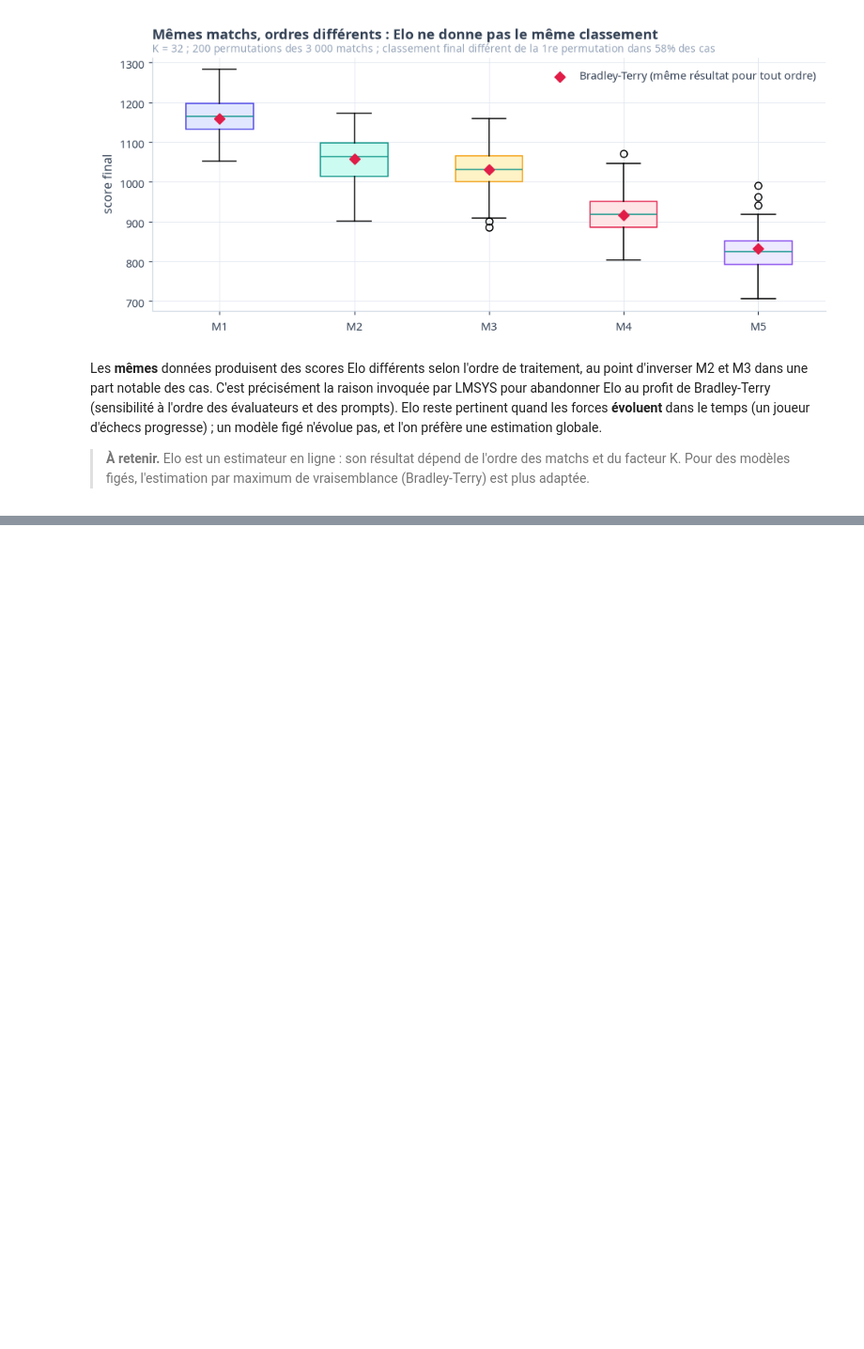
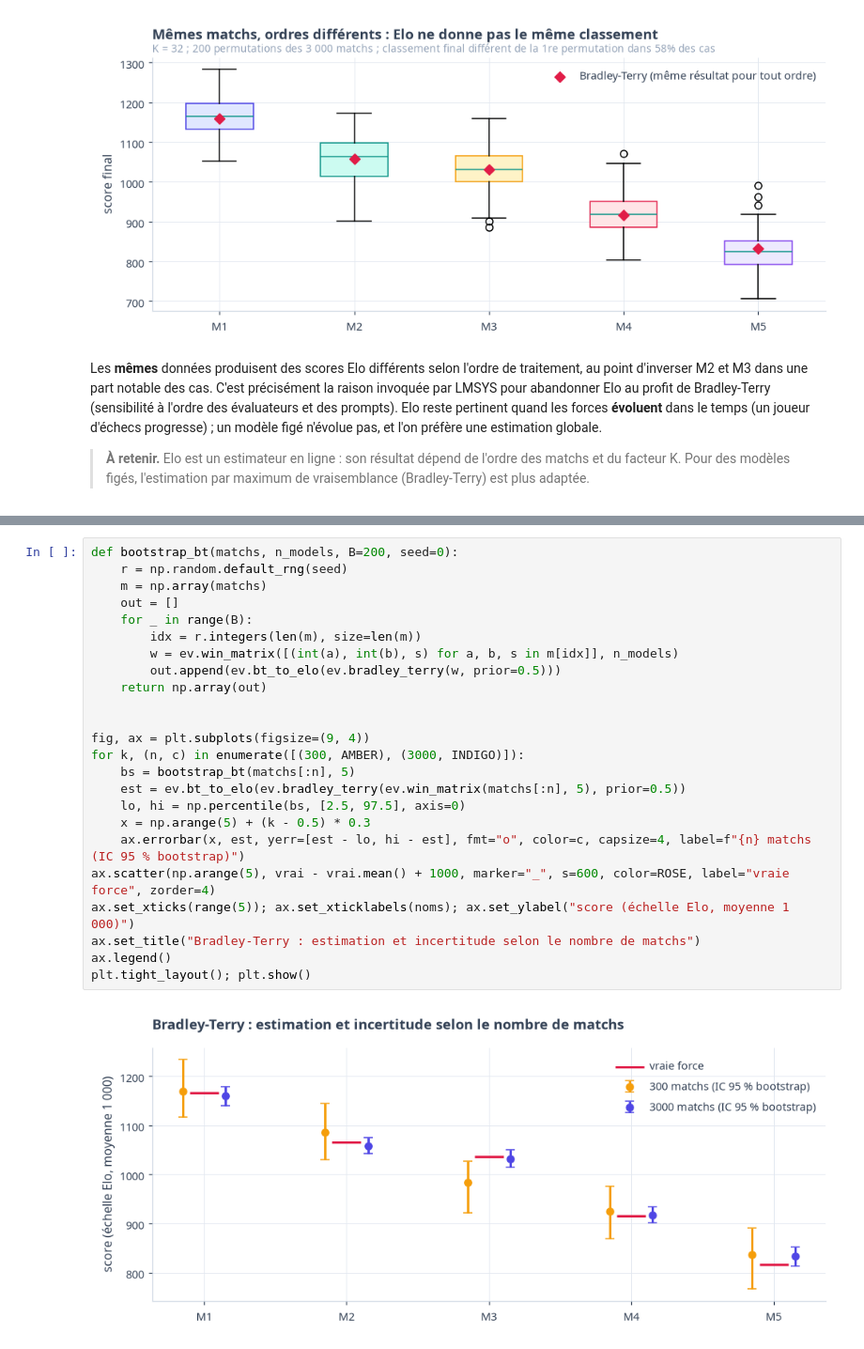
Before and after one commit to gwils28/AI_Engineering__ByTheBook, a Jupyter notebook: notebooks/ch03_methodologie_evaluation/ch03_cours_4_evaluation_comparative.ipynb, the cells around one changed output, grey strips where cells are left out. Shown at 94% size. Saved outputs shown, nothing was run; the diff lists cells and outputs as text; blank space fills up the shorter version.

Commit message:
Cours ch03 : Bradley-Terry par maximum de vraisemblance ; La table 3-6 du livre : classement et intransitivité (+4)

```diff
--- a/notebooks/ch03_methodologie_evaluation/ch03_cours_4_evaluation_comparative.ipynb
+++ b/notebooks/ch03_methodologie_evaluation/ch03_cours_4_evaluation_comparative.ipynb
@@ -180,0 +199,26 @@ une estimation globale.
+# %%
+def bootstrap_bt(matchs, n_models, B=200, seed=0):
+    r = np.random.default_rng(seed)
+    m = np.array(matchs)
+    out = []
+    for _ in range(B):
+        idx = r.integers(len(m), size=len(m))
+        w = ev.win_matrix([(int(a), int(b), s) for a, b, s in m[idx]], n_models)
+        out.append(ev.bt_to_elo(ev.bradley_terry(w, prior=0.5)))
+    return np.array(out)
+
+
+fig, ax = plt.subplots(figsize=(9, 4))
+for k, (n, c) in enumerate([(300, AMBER), (3000, INDIGO)]):
+    bs = bootstrap_bt(matchs[:n], 5)
+    est = ev.bt_to_elo(ev.bradley_terry(ev.win_matrix(matchs[:n], 5), prior=0.5))
+    lo, hi = np.percentile(bs, [2.5, 97.5], axis=0)
+    x = np.arange(5) + (k - 0.5) * 0.3
+    ax.errorbar(x, est, yerr=[est - lo, hi - est], fmt="o", color=c, capsize=4, label=f"{n} matchs (IC 95 % bootstrap)")
+ax.scatter(np.arange(5), vrai - vrai.mean() + 1000, marker="_", s=600, color=ROSE, label="vraie force", zorder=4)
+ax.set_xticks(range(5)); ax.set_xticklabels(noms); ax.set_ylabel("score (échelle Elo, moyenne 1 000)")
+ax.set_title("Bradley-Terry : estimation et incertitude selon le nombre de matchs")
+ax.legend()
+plt.tight_layout(); plt.show()
+# %% [output]
+[figure, added]
```
Also changed, not shown: parts of 22 cells of this notebook.
